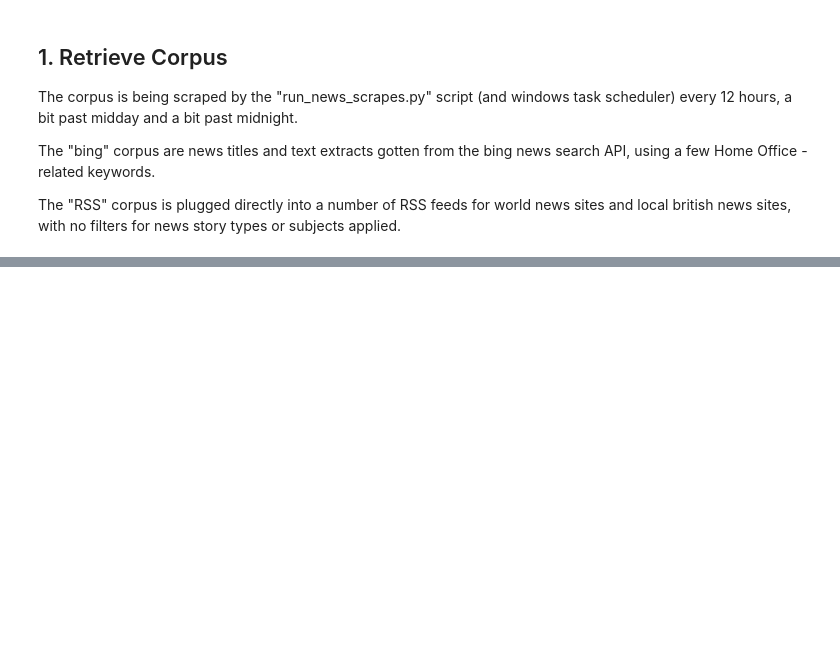
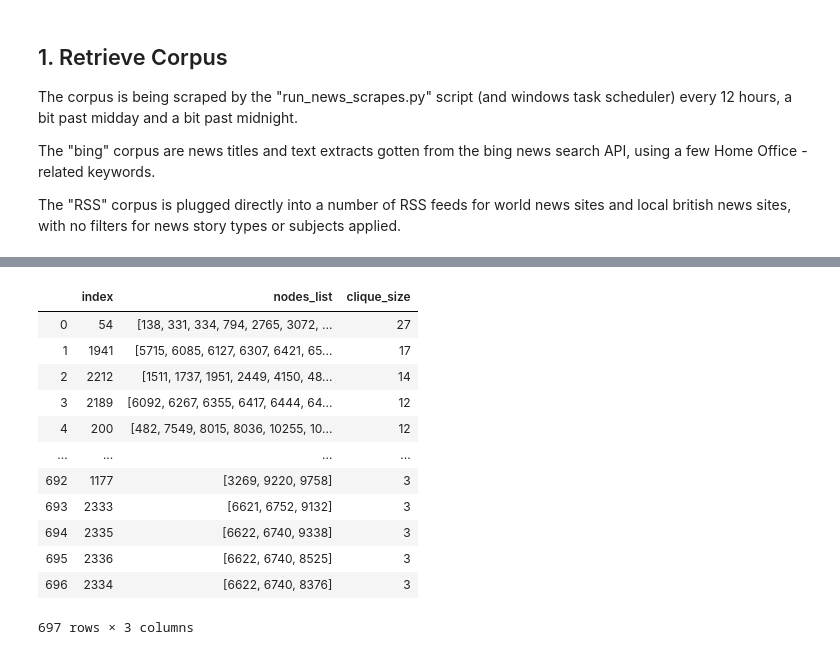
Before and after one commit to MartinChrisWood/news_crow, a Jupyter notebook: 01_topic_pipeline_network.ipynb, the cells around one changed output, grey strips where cells are left out. Saved outputs shown, nothing was run; the diff lists cells and outputs as text; code cells hidden in the pictures; blank space fills up the shorter version.

```diff
--- a/01_topic_pipeline_network.ipynb
+++ b/01_topic_pipeline_network.ipynb
@@ -149,3 +145,5 @@ cliques_df = pd.DataFrame({"nodes_list": [x[1] for x in cliques],
                            "clique_size": [x[0] for x in cliques]}).\
                     sort_values("clique_size", ascending=False).\
                     reset_index()
+
+cliques_df = cliques_df[(cliques_df['clique_size'] >= 3) & (cliques_df['clique_size'] <=30)]
@@ -172,3 +170,19 @@ cliques_df[cliques_df['clique_size'] >= 5]
+# %%
+cliques_df
+# %% [output]
+|  | index | nodes_list | clique_size |
+| 0 | 54 | [138, 331, 334, 794, 2765, 3072, ... | 27 |
+| 1 | 1941 | [5715, 6085, 6127, 6307, 6421, 65... | 17 |
+| 2 | 2212 | [1511, 1737, 1951, 2449, 4150, 48... | 14 |
+| 3 | 2189 | [6092, 6267, 6355, 6417, 6444, 64... | 12 |
+| 4 | 200 | [482, 7549, 8015, 8036, 10255, 10... | 12 |
+| ... | ... | ... | ... |
+| 692 | 1177 | [3269, 9220, 9758] | 3 |
+| 693 | 2333 | [6621, 6752, 9132] | 3 |
+| 694 | 2335 | [6622, 6740, 9338] | 3 |
+| 695 | 2336 | [6622, 6740, 8525] | 3 |
+| 696 | 2334 | [6622, 6740, 8376] | 3 |
+697 rows × 3 columns
 # %%
 # Useful flatten function from Alex Martelli on https://stackoverflow.com/questions/952914/how-to-make-a-flat-list-out-of-list-of-lists
 flatten = lambda l: [item for sublist in l for item in sublist]
```
Also changed, not shown: parts of 36 cells of this notebook, 2 other files.
